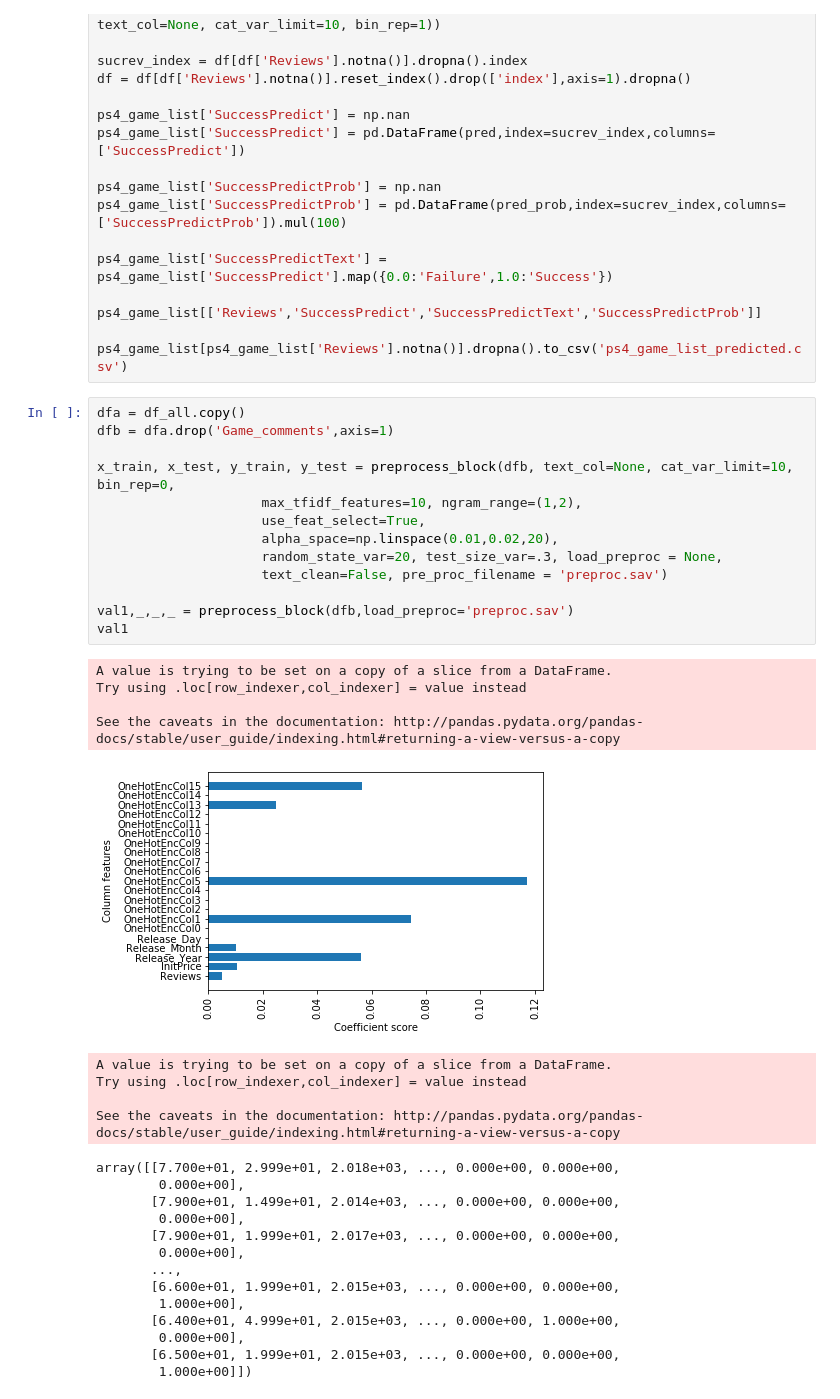
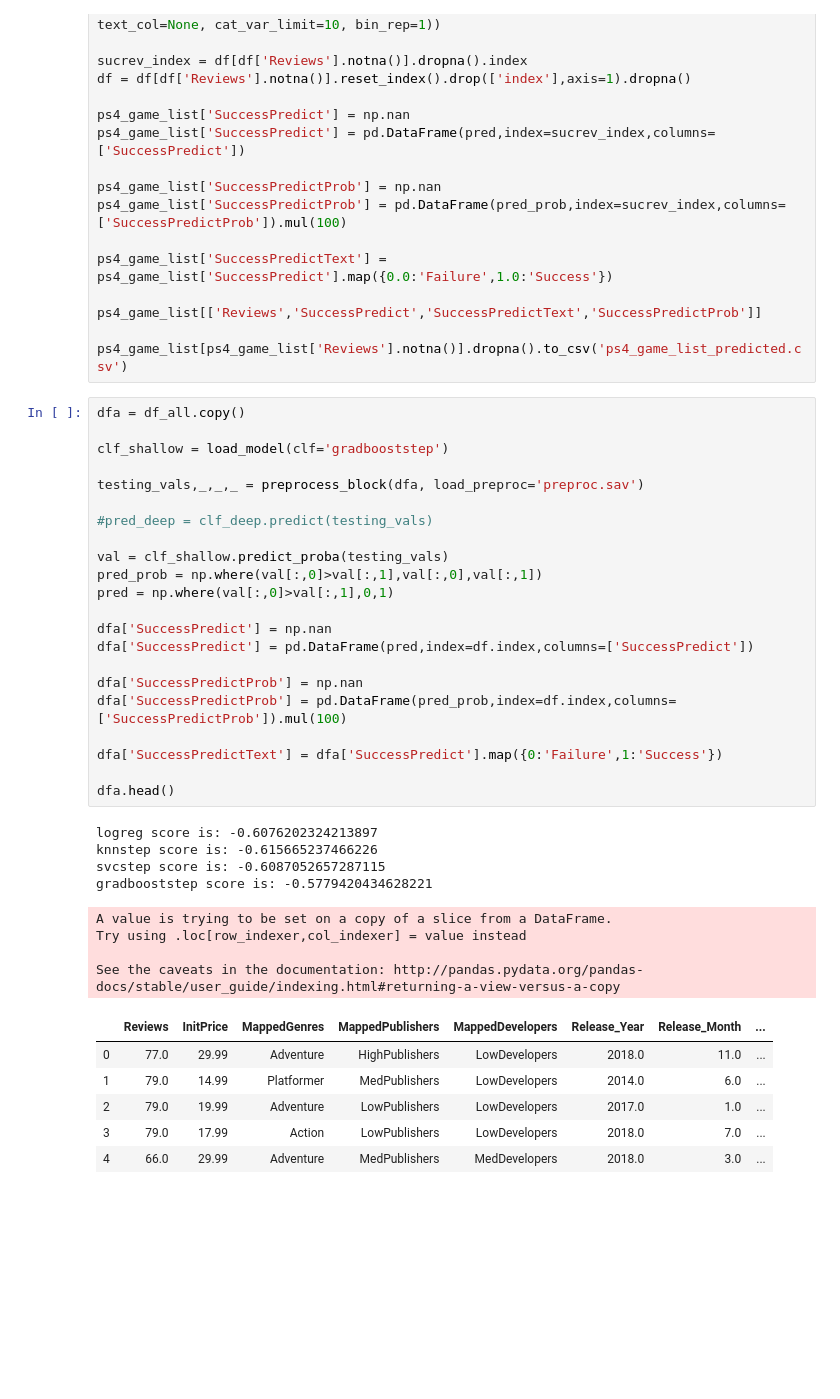
Before and after one commit to ashwin2rai/no_more_backlogs, a Jupyter notebook: notebooks/prototype_1.ipynb, the cells around one changed output. Cells and saved outputs as stored; diff of their text form; blank space fills up the shorter version.

```diff
--- a/notebooks/prototype_1.ipynb
+++ b/notebooks/prototype_1.ipynb
@@ -1085,39 +1112,40 @@ ps4_game_list['SuccessPredictText'] = ps4_game_list['SuccessPredict'].map({0.0:'
 ps4_game_list[['Reviews','SuccessPredict','SuccessPredictText','SuccessPredictProb']]
 
 ps4_game_list[ps4_game_list['Reviews'].notna()].dropna().to_csv('ps4_game_list_predicted.csv')
-# %%
-dfa = df_all.copy()
-dfb = dfa.drop('Game_comments',axis=1)
-
-x_train, x_test, y_train, y_test = preprocess_block(dfb, text_col=None, cat_var_limit=10, bin_rep=0,
-                     max_tfidf_features=10, ngram_range=(1,2),
-                     use_feat_select=True,
-                     alpha_space=np.linspace(0.01,0.02,20),
-                     random_state_var=20, test_size_var=.3, load_preproc = None,
-                     text_clean=False, pre_proc_filename = 'preproc.sav')
-
-val1,_,_,_ = preprocess_block(dfb,load_preproc='preproc.sav')
-val1
-# %% [output]
-A value is trying to be set on a copy of a slice from a DataFrame.
-Try using .loc[row_indexer,col_indexer] = value instead
-
-See the caveats in the documentation: http://pandas.pydata.org/pandas-docs/stable/user_guide/indexing.html#returning-a-view-versus-a-copy
-[figure, removed]
-A value is trying to be set on a copy of a slice from a DataFrame.
-Try using .loc[row_indexer,col_indexer] = value instead
-
-See the caveats in the documentation: http://pandas.pydata.org/pandas-docs/stable/user_guide/indexing.html#returning-a-view-versus-a-copy
-array([[7.700e+01, 2.999e+01, 2.018e+03, ..., 0.000e+00, 0.000e+00,
-        0.000e+00],
-       [7.900e+01, 1.499e+01, 2.014e+03, ..., 0.000e+00, 0.000e+00,
-        0.000e+00],
-       [7.900e+01, 1.999e+01, 2.017e+03, ..., 0.000e+00, 0.000e+00,
-        0.000e+00],
-       ...,
-       [6.600e+01, 1.999e+01, 2.015e+03, ..., 0.000e+00, 0.000e+00,
-        1.000e+00],
-       [6.400e+01, 4.999e+01, 2.015e+03, ..., 0.000e+00, 1.000e+00,
-        0.000e+00],
-       [6.500e+01, 1.999e+01, 2.015e+03, ..., 0.000e+00, 0.000e+00,
-        1.000e+00]])
+# %%
+dfa = df_all.copy()
+
+clf_shallow = load_model(clf='gradbooststep')
+
+testing_vals,_,_,_ = preprocess_block(dfa, load_preproc='preproc.sav')
+
+#pred_deep = clf_deep.predict(testing_vals)
+
+val = clf_shallow.predict_proba(testing_vals)
+pred_prob = np.where(val[:,0]>val[:,1],val[:,0],val[:,1])
+pred = np.where(val[:,0]>val[:,1],0,1)
+
+dfa['SuccessPredict'] = np.nan
+dfa['SuccessPredict'] = pd.DataFrame(pred,index=df.index,columns=['SuccessPredict'])
+
+dfa['SuccessPredictProb'] = np.nan
+dfa['SuccessPredictProb'] = pd.DataFrame(pred_prob,index=df.index,columns=['SuccessPredictProb']).mul(100)
+
+dfa['SuccessPredictText'] = dfa['SuccessPredict'].map({0:'Failure',1:'Success'})
+
+dfa.head()
+# %% [output]
+logreg score is: -0.6076202324213897
+knnstep score is: -0.615665237466226
+svcstep score is: -0.6087052657287115
+gradbooststep score is: -0.5779420434628221
+A value is trying to be set on a copy of a slice from a DataFrame.
+Try using .loc[row_indexer,col_indexer] = value instead
+
+See the caveats in the documentation: http://pandas.pydata.org/pandas-docs/stable/user_guide/indexing.html#returning-a-view-versus-a-copy
+|  | Reviews | InitPrice | MappedGenres | MappedPublishers | MappedDevelopers | Release_Year | Release_Month | ... |
+| 0 | 77.0 | 29.99 | Adventure | HighPublishers | LowDevelopers | 2018.0 | 11.0 | ... |
+| 1 | 79.0 | 14.99 | Platformer | MedPublishers | LowDevelopers | 2014.0 | 6.0 | ... |
+| 2 | 79.0 | 19.99 | Adventure | LowPublishers | LowDevelopers | 2017.0 | 1.0 | ... |
+| 3 | 79.0 | 17.99 | Action | LowPublishers | LowDevelopers | 2018.0 | 7.0 | ... |
+| 4 | 66.0 | 29.99 | Adventure | MedPublishers | MedDevelopers | 2018.0 | 3.0 | ... |
```
Also changed, not shown: parts of 8 cells of this notebook.
